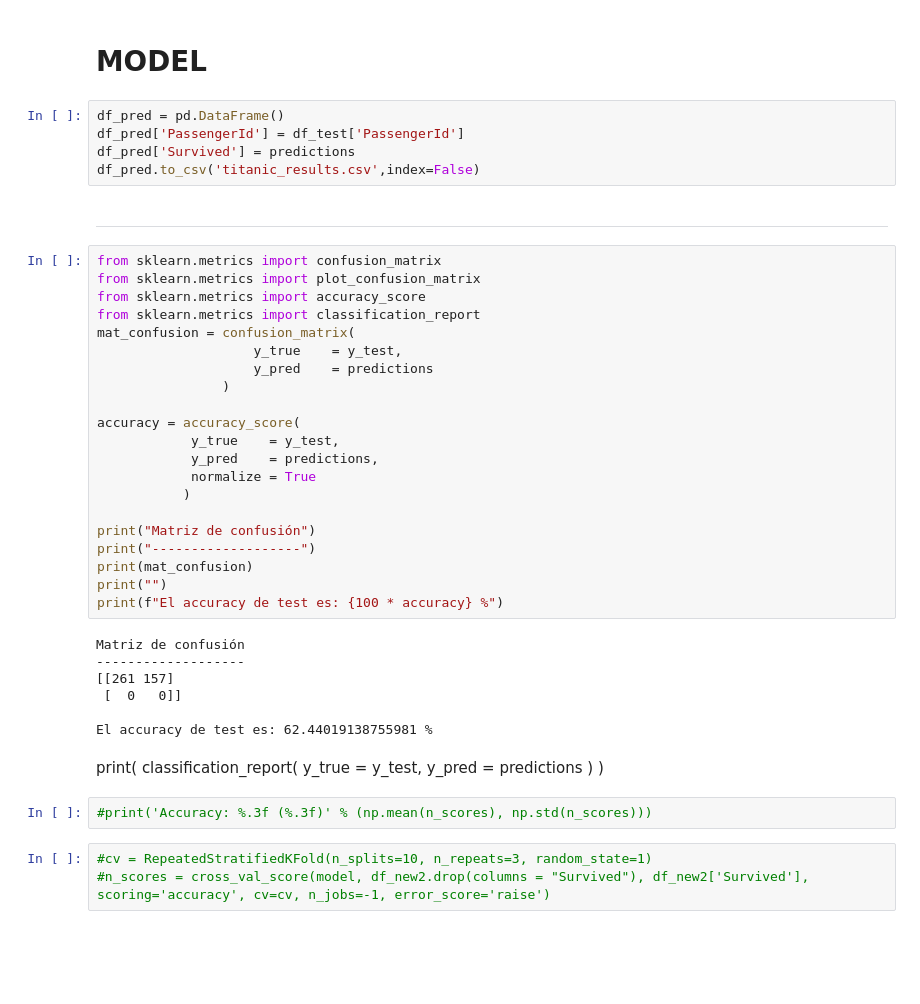
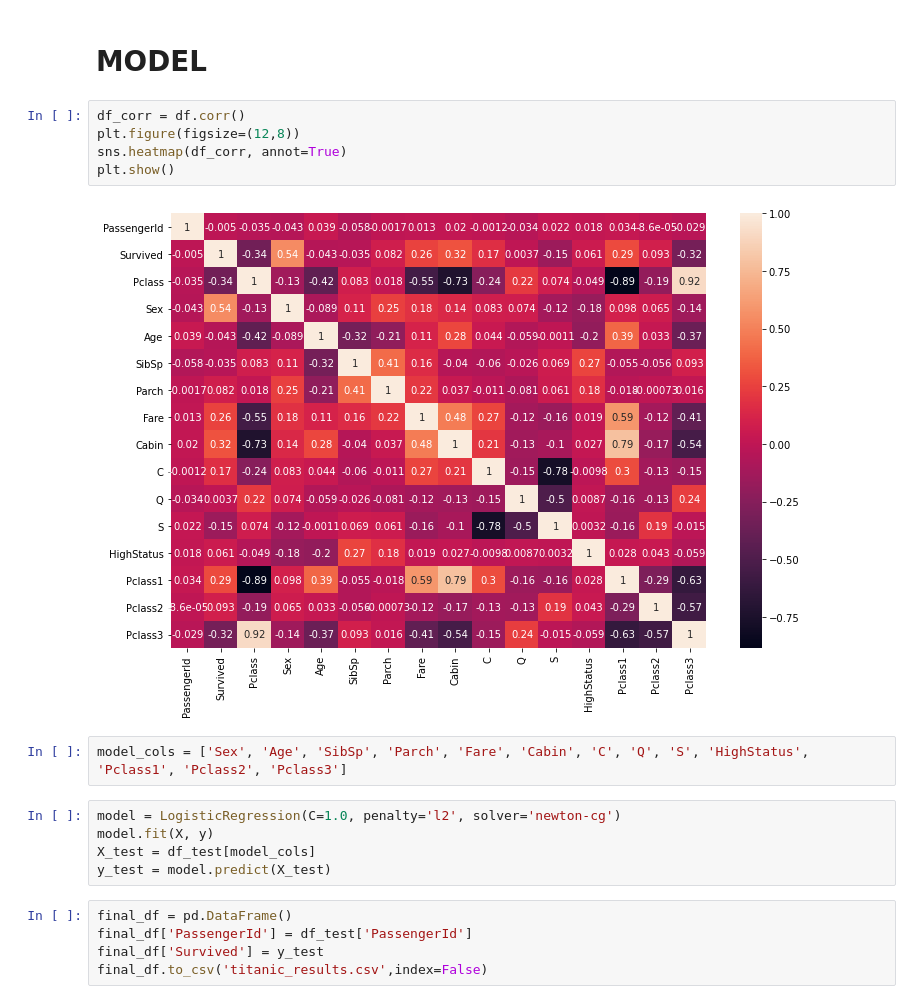
Before and after one commit to jorgegmartin/kaggle_titanic, a Jupyter notebook: titanic-begginer-competition.ipynb, the cells around one changed output. Cells and saved outputs as stored; diff of their text form; blank space fills up the shorter version.

Commit message:
Second try at prediction.

```diff
--- a/titanic-begginer-competition.ipynb
+++ b/titanic-begginer-competition.ipynb
@@ -557,49 +777,21 @@ plt.show()
 # %% [markdown]
 # MODEL
+# %%
+df_corr = df.corr()
+plt.figure(figsize=(12,8))
+sns.heatmap(df_corr, annot=True)
+plt.show()
+# %% [output]
+[figure, added]
+# %%
+model_cols = ['Sex', 'Age', 'SibSp', 'Parch', 'Fare', 'Cabin', 'C', 'Q', 'S', 'HighStatus', 'Pclass1', 'Pclass2', 'Pclass3']
+# %%
+model = LogisticRegression(C=1.0, penalty='l2', solver='newton-cg')
+model.fit(X, y)
+X_test = df_test[model_cols]
+y_test = model.predict(X_test)
 # %%
-df_pred = pd.DataFrame()
-df_pred['PassengerId'] = df_test['PassengerId']
-df_pred['Survived'] = predictions
-df_pred.to_csv('titanic_results.csv',index=False)
+final_df = pd.DataFrame()
+final_df['PassengerId'] = df_test['PassengerId']
+final_df['Survived'] = y_test
+final_df.to_csv('titanic_results.csv',index=False)
-# %% [markdown]
-----------
-# %%
-from sklearn.metrics import confusion_matrix
-from sklearn.metrics import plot_confusion_matrix
-from sklearn.metrics import accuracy_score
-from sklearn.metrics import classification_report
-mat_confusion = confusion_matrix(
-                    y_true    = y_test,
-                    y_pred    = predictions
-                )
-
-accuracy = accuracy_score(
-            y_true    = y_test,
-            y_pred    = predictions,
-            normalize = True
-           )
-
-print("Matriz de confusión")
-print("-------------------")
-print(mat_confusion)
-print("")
-print(f"El accuracy de test es: {100 * accuracy} %")
-# %% [output]
-Matriz de confusión
--------------------
-[[261 157]
- [  0   0]]
-
-El accuracy de test es: 62.44019138755981 %
-# %% [markdown]
-print(
-    classification_report(
-        y_true = y_test,
-        y_pred = predictions
-    )
-)
-# %%
-#print('Accuracy: %.3f (%.3f)' % (np.mean(n_scores), np.std(n_scores)))
-# %%
-#cv = RepeatedStratifiedKFold(n_splits=10, n_repeats=3, random_state=1)
-#n_scores = cross_val_score(model, df_new2.drop(columns = "Survived"), df_new2['Survived'], scoring='accuracy', cv=cv, n_jobs=-1, error_score='raise')
```
Also changed, not shown: parts of 21 cells of this notebook, 1 other file.
